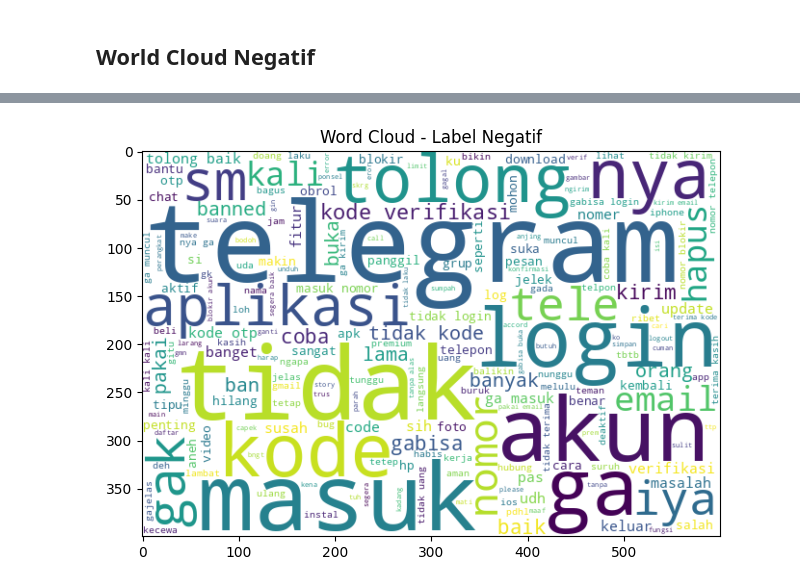
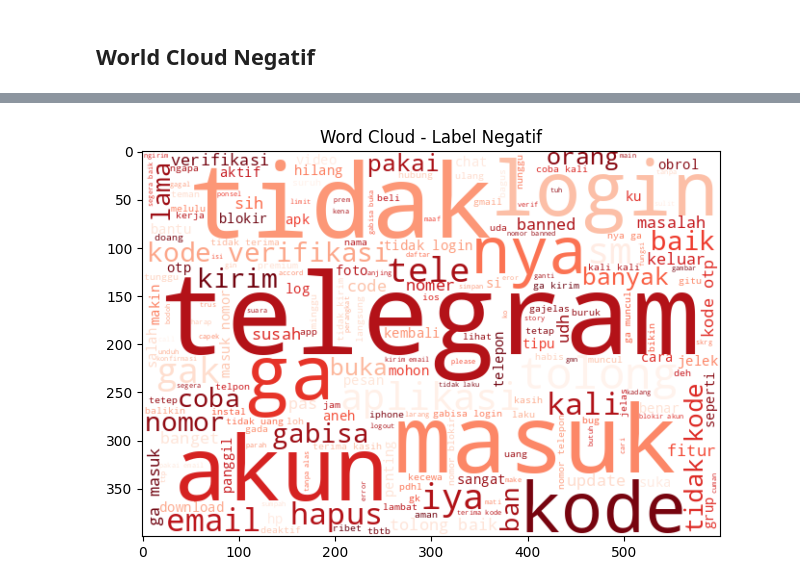
Before and after one commit to vaniasahdaa/skripsi, a Jupyter notebook: scen1_coding.ipynb, the cells around one changed output, grey strips where cells are left out. Drawn from its saved outputs; the diff is of its cells as text; code cells hidden in the pictures.

```diff
--- a/scen1_coding.ipynb
+++ b/scen1_coding.ipynb
@@ -736,10 +769,10 @@ positive_data = telegram_review[telegram_review["Final"] == "Positif"]["token"]
 positive_text = ' '.join(positive_data.explode())
 
 # Menghitung frekuensi kata
-word_freq = Counter(negative_text.split())
+word_freq = Counter(positive_text.split())
 
 # Membuat objek WordCloud
-wordcloud = WordCloud(width=600, height=400, background_color='white').generate(positive_text)
+wordcloud = WordCloud(width=600, height=400, colormap='Blues', background_color='white').generate(positive_text)
 
 # Menampilkan Word Cloud menggunakan Matplotlib
 plt.figure(figsize=(10, 5))
@@ -754,25 +820,25 @@ plt.show()
 # %%
 from wordcloud import WordCloud
 import matplotlib.pyplot as plt
 from collections import Counter
 
 # Mengambil data dengan label negatif
 negative_data = telegram_review[telegram_review["Final"] == "Negatif"]["token"]
 
 # Menggabungkan semua kata dalam satu teks
 negative_text = ' '.join(negative_data.explode().astype(str))
 
 # Menghitung frekuensi kata
 word_freq = Counter(negative_text.split())
 
 # Membuat objek WordCloud
-wordcloud = WordCloud(width=600, height=400, background_color='white').generate(negative_text)
+wordcloud = WordCloud(width=600, height=400, colormap='Reds', background_color='white').generate(negative_text)
 
 # Menampilkan Word Cloud menggunakan Matplotlib
 plt.figure(figsize=(10, 5))
 plt.imshow(wordcloud, interpolation='bilinear')
 plt.axis('on')  # Menghilangkan sumbu x dan y
 plt.title('Word Cloud - Label Negatif')
 plt.show()
 # %% [output]
-[figure, old version]
+[figure, new version]
```
Also changed, not shown: parts of 4 cells of this notebook.
